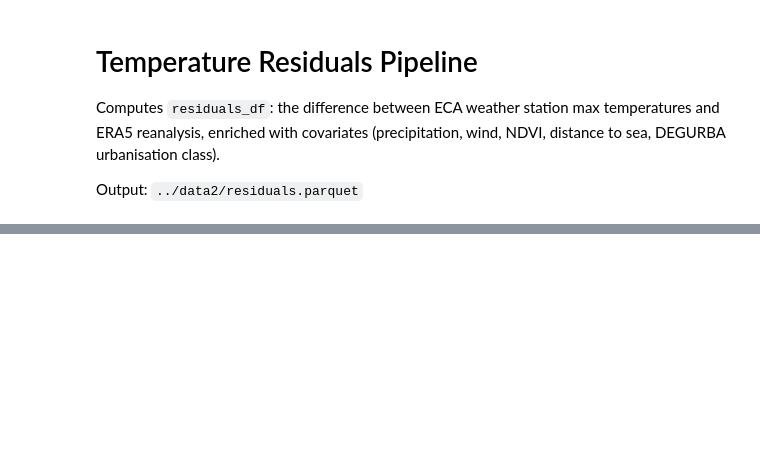
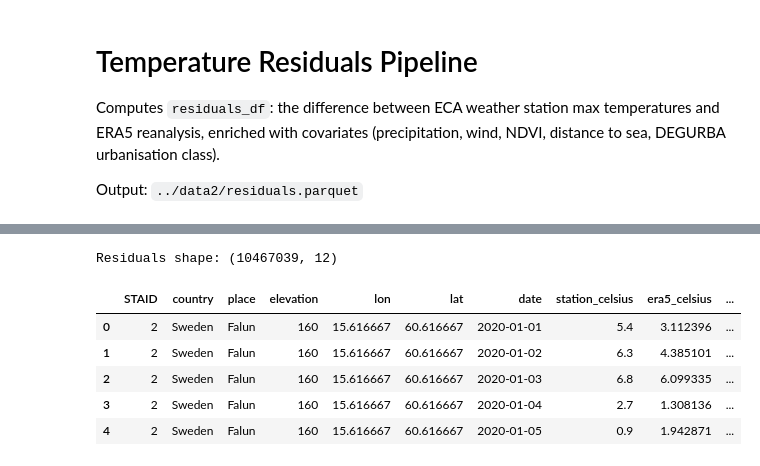
Before and after one commit to SaadSouilmi/ERA5_resid, a Jupyter notebook: notebooks/temp_residuals.ipynb, the cells around one changed output, grey strips where cells are left out. Saved outputs shown, nothing was run; the diff lists cells and outputs as text; code cells hidden in the pictures; blank space fills up the shorter version.

```diff
--- a/notebooks/temp_residuals.ipynb
+++ b/notebooks/temp_residuals.ipynb
@@ -390,0 +163,56 @@ memory usage: 838.5+ MB
+# %%
+all_residuals = []
+era5_times = pd.DatetimeIndex(era5_ds.valid_time.values)
+
+for i, (_, row) in tqdm(
+  enumerate(stations_gdf.iterrows()), total=len(stations_gdf), colour="green"
+):
+    filepath = eca_tx_datafolder / f"TX_STAID{row['STAID']:06d}.txt"
+    if not filepath.exists():
+      continue
+
+    station_df = pd.read_csv(filepath, skiprows=20, skipinitialspace=True)
+    station_df = station_df[station_df["Q_TX"] == 0].copy()
+    station_df["DATE"] = pd.to_datetime(station_df["DATE"], format="%Y%m%d")
+    station_df = station_df[station_df["DATE"].isin(era5_times)]
+
+    if len(station_df) == 0:
+      continue
+
+    station_df["TX_celsius"] = station_df["TX"] / 10.0
+
+    time_indices = era5_times.get_indexer(station_df["DATE"])
+    era5_t2m_vals = era5_all_stations["t2m_celsius"].values[time_indices, i]
+    era5_tp_vals = era5_all_stations["tp"].values[time_indices, i]
+    era5_wind_vals = era5_all_stations["wind"].values[time_indices, i]
+
+    all_residuals.append(
+      pd.DataFrame(
+          {
+              "STAID": row["STAID"],
+              "country": row["country"],
+              "place": row["place"],
+              "elevation": row["elevation"],
+              "lon": row["geometry"].x,
+              "lat": row["geometry"].y,
+              "date": station_df["DATE"].values,
+              "station_celsius": station_df["TX_celsius"].values,
+              "era5_celsius": era5_t2m_vals,
+              "residual": station_df["TX_celsius"].values - era5_t2m_vals,
+              "tp": era5_tp_vals,
+              "wind": era5_wind_vals,
+          }
+      )
+    )
+
+residuals_df = pd.concat(all_residuals, ignore_index=True)
+print(f"Residuals shape: {residuals_df.shape}")
+residuals_df.head()
+# %% [output]
+Residuals shape: (10467039, 12)
+|  | STAID | country | place | elevation | lon | lat | date | station_celsius | era5_celsius | ... |
+| 0 | 2 | Sweden | Falun | 160 | 15.616667 | 60.616667 | 2020-01-01 | 5.4 | 3.112396 | ... |
+| 1 | 2 | Sweden | Falun | 160 | 15.616667 | 60.616667 | 2020-01-02 | 6.3 | 4.385101 | ... |
+| 2 | 2 | Sweden | Falun | 160 | 15.616667 | 60.616667 | 2020-01-03 | 6.8 | 6.099335 | ... |
+| 3 | 2 | Sweden | Falun | 160 | 15.616667 | 60.616667 | 2020-01-04 | 2.7 | 1.308136 | ... |
+| 4 | 2 | Sweden | Falun | 160 | 15.616667 | 60.616667 | 2020-01-05 | 0.9 | 1.942871 | ... |
```
Also changed, not shown: parts of 39 cells of this notebook, 14 other files.
